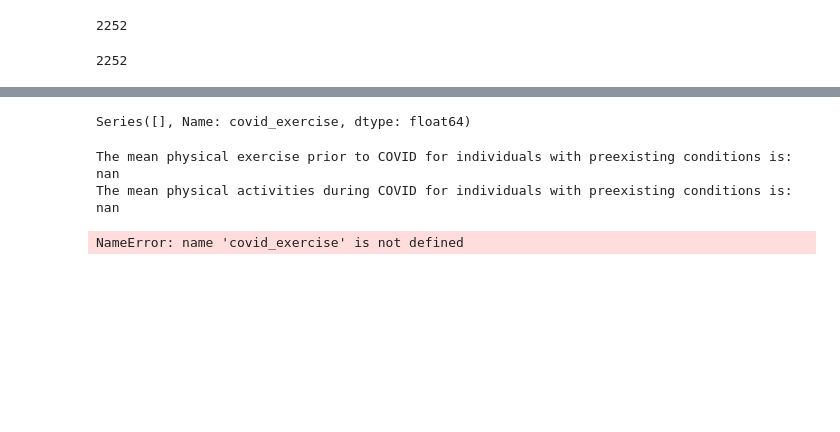
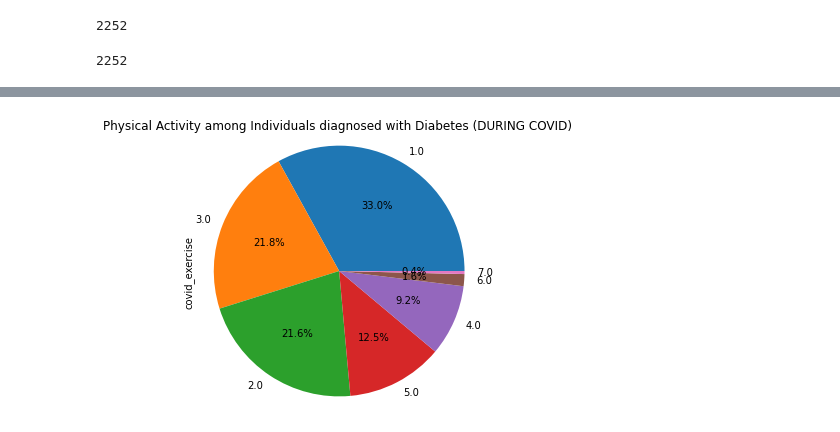
Before and after one commit to nladkins/Project-1-EDA, a Jupyter notebook: Sandbox_Stanford-Copy1.ipynb, the cells around one changed output, grey strips where cells are left out. Cells and saved outputs as stored; diff of their text form; code cells hidden in the pictures; blank space fills up the shorter version.

```diff
--- a/Sandbox_Stanford-Copy1.ipynb
+++ b/Sandbox_Stanford-Copy1.ipynb
@@ -58 +71,16 @@ preexisting_total.head(10)
+# %%
+# Generate a pie plot showing the distribution of responses pre-covid
+
+duringcovid_exercise = stanford_df["covid_exercise"].value_counts()
+
+index = [diabetes]
+
+pie_df = pd.DataFrame({"pyshical activities": duringcovid_exercise}, index=index)
+
+ax = duringcovid_exercise.plot.pie(rot=0, autopct="%1.1f%%", figsize=(5, 5))
+plt.title("Physical Activity among Individuals diagnosed with Diabetes (DURING COVID)")
+plt.axis("equal")
+plt.show()
+# %% [output]
+[figure, added]
 # %%
@@ -70,18 +98,10 @@ p_covid_std = preexisting_total.groupby(["country"],as_index=True).covid_exercis
-# %%
-p_covid_std
-# %% [output]
-Series([], Name: covid_exercise, dtype: float64)
 # %%
-# Generate a summary statistics table of mean, median, variance, standard deviation, and SEM of the preexisting conditions
-print(f"The mean physical exercise prior to COVID for individuals with preexisting conditions is: {preexisting_total.physical_activities.mean()}")
-print(f"The mean physical activities during COVID for individuals with preexisting conditions is: {preexisting_total.covid_exercise.mean()}")
-print(f"The variance of physical exercise prior to COVID for individuals with preexisting conditions is: {preexisting_total.covid_exercise.min()} to {covid_exercise.physical_activities.max()}")
-print(f"The variance of physical exercise during to COVID for individuals with preexisting conditions is: {preexisting_total.physical_activities.min()} to {preexisting_total.physical_activities.max()}")
-print(f"The standard deviation of all physical acitivities prior to COVID for individuals with preexisting conditions is: {preexisting_total.physical_activities.std()}")
-print(f"The standard deviation of all physical acitivities during COVID for individuals with preexisting conditions is: {preexisting_total.covid_exercise.std()}")
-print(f"The standard error of all physical activities prior to COVID for individuals with preexisting conditions is: {preexisting_total.physical_activities.sem()}")
-print(f"The standard error of all physical activities during COVID for individuals with preexisting conditions is: {preexisting_total.covid_exercise.sem()}")
+# # Generate a summary statistics table of mean, median, variance, standard deviation, and SEM of the preexisting conditions
+# print(f"The mean physical exercise prior to COVID for individuals with preexisting conditions is: {preexisting_total.physical_activities.mean()}")
+# print(f"The mean physical activities during COVID for individuals with preexisting conditions is: {preexisting_total.covid_exercise.mean()}")
+# print(f"The variance of physical exercise prior to COVID for individuals with preexisting conditions is: {preexisting_total.covid_exercise.min()} to {preexisting_total.covid_exercise.max()}")
+# print(f"The variance of physical exercise during to COVID for individuals with preexisting conditions is: {preexisting_total.physical_activities.min()} to {preexisting_total.physical_activities.max()}")
+# print(f"The standard deviation of all physical acitivities prior to COVID for individuals with preexisting conditions is: {preexisting_total.physical_activities.std()}")
+# print(f"The standard deviation of all physical acitivities during COVID for individuals with preexisting conditions is: {preexisting_total.covid_exercise.std()}")
+# print(f"The standard error of all physical activities prior to COVID for individuals with preexisting conditions is: {preexisting_total.physical_activities.sem()}")
+# print(f"The standard error of all physical activities during COVID for individuals with preexisting conditions is: {preexisting_total.covid_exercise.sem()}")
-# %% [output]
-The mean physical exercise prior to COVID for individuals with preexisting conditions is: nan
-The mean physical activities during COVID for individuals with preexisting conditions is: nan
-NameError: name 'covid_exercise' is not defined
```
Also changed, not shown: parts of 25 cells of this notebook.
